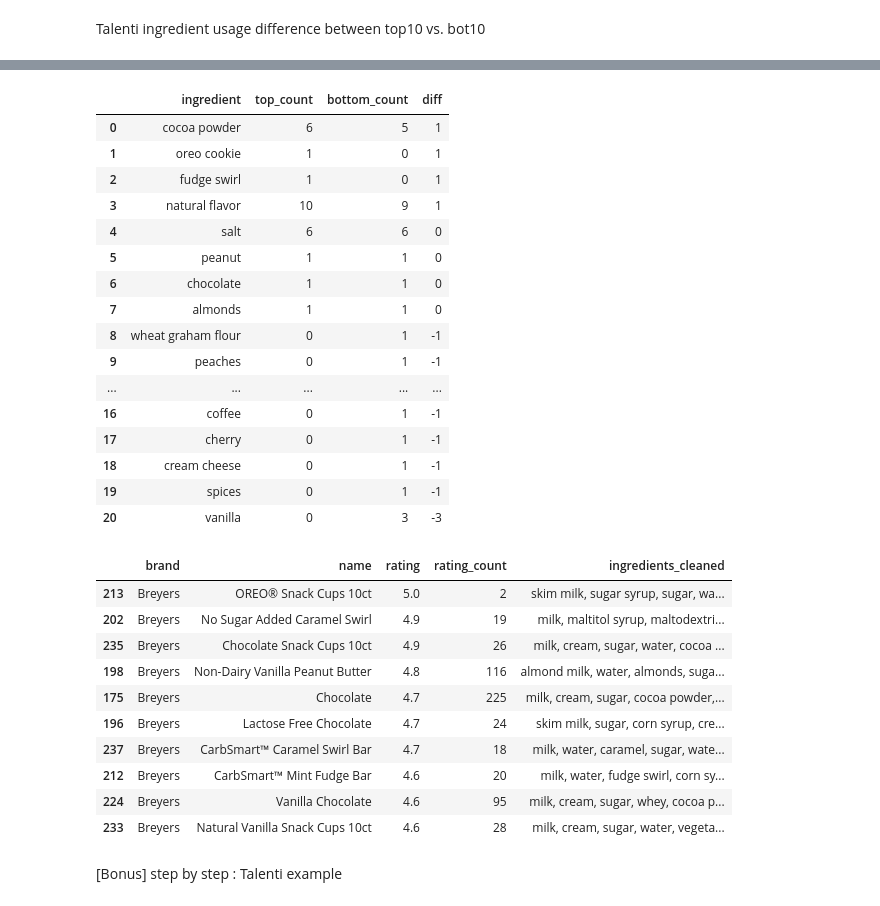
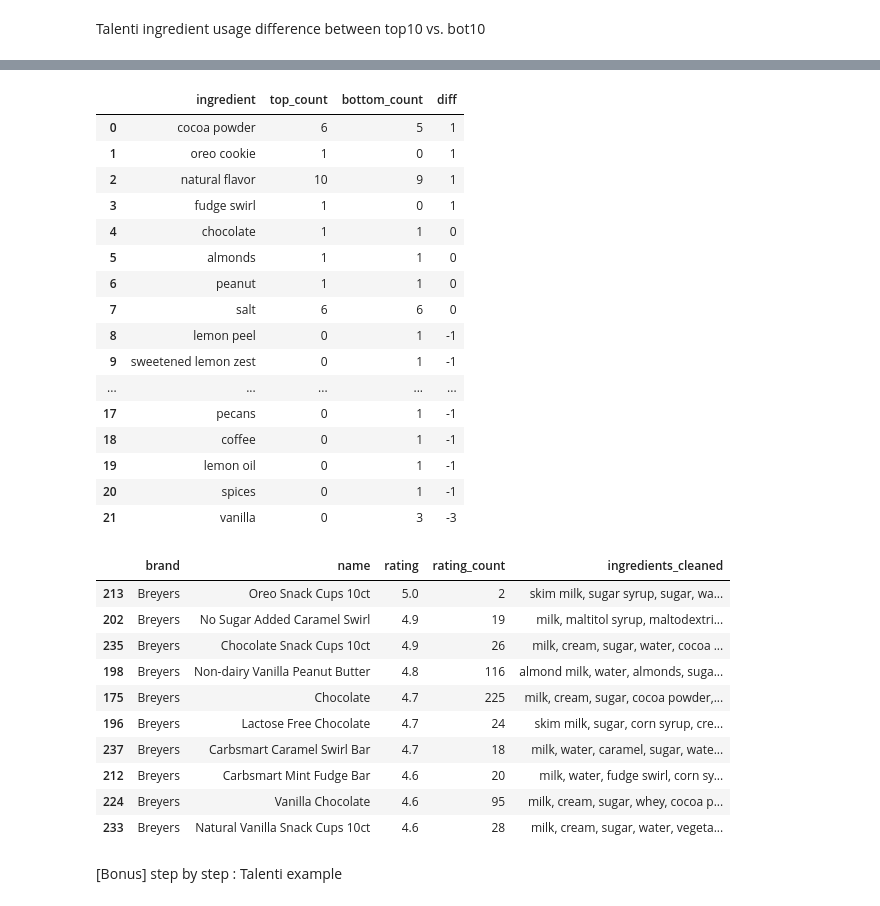
Before and after one commit to kajinmo/icecream, a Jupyter notebook: notebooks/icecream-p2-ingredients.ipynb, the cells around one changed output, grey strips where cells are left out. Saved outputs shown, nothing was run; the diff lists cells and outputs as text; code cells hidden in the pictures.

Commit message:
refactor: refactoring: adjusting parts of the code about the ingredients list. including a new ingredient grouping column

```diff
--- a/notebooks/icecream-p2-ingredients.ipynb
+++ b/notebooks/icecream-p2-ingredients.ipynb
@@ -307,3 +288,6 @@ df['ingredients_cleaned'] = df['ingredients_cleaned'].replace(to_replace=r',\s,\
 df['ingredients_cleaned'] = df['ingredients_cleaned'].replace(to_replace=r'\s{2,}', value='', regex=True) # trim excess of whitespace
 df['ingredients_cleaned'] = df['ingredients_cleaned'].replace(to_replace=r'\s+$', value='', regex=True) # remove all whitespaces at the end of a string
 df = df.drop('ingredients', axis=1)
+# %%
+#df_copy = df.copy()
+df = df_copy.copy()
@@ -309,0 +310,13 @@ df = df.drop('ingredients', axis=1)
+# %%
+# the function title don't handle all edge cases (e.g., words with apostrophes or hyphens).
+def capitalize_after_whitespace(text):
+    # Split the text into words
+    words = text.split(' ')
+    # Capitalize the first letter of each word
+    capitalized_words = [word.capitalize() for word in words]
+    # Join the words back into a single string
+    return ' '.join(capitalized_words)
+# %%
+# correcting Ice Cream names
+df['name'] = df['name'].replace(to_replace=r'[™®©’]', value='', regex=True) # Removing Special Characters in Ice Cream name
+df['name'] = df['name'].apply(capitalize_after_whitespace) # lower all capitalized words
@@ -349,0 +456,12 @@ There are 199 unique ingredients
+# %%
+# Create a mapping of ingredients to classifications
+ingredient_classification = []
+
+for ingredient in all_ingredients:
+    for category, ingredients in categories.items():
+        if ingredient in ingredients:
+            ingredient_classification.append((ingredient, category))
+
+# Create a DataFrame
+unique_ingredients_classified_df = pd.DataFrame(ingredient_classification, columns=['ingredient', 'classification'])
+unique_ingredients_classified_df
@@ -552,40 +701,40 @@ diff_graph_ingredients('Talenti', df)
 # %%
-table_tb10_all = compare_top10_and_bot10_ingredients('all', df, flavor)
-table_tb10_bj = compare_top10_and_bot10_ingredients('BenJerrys', df, flavor)
-table_tb10_hd = compare_top10_and_bot10_ingredients('HaagenDazs', df, flavor)
-table_tb10_br = compare_top10_and_bot10_ingredients('Breyers', df, flavor)
-table_tb10_tl = compare_top10_and_bot10_ingredients('Talenti', df, flavor)
+table_tb10_all = compare_top10_and_bot10_ingredients('all', df, categories['flavors'])
+table_tb10_bj = compare_top10_and_bot10_ingredients('BenJerrys', df, categories['flavors'])
+table_tb10_hd = compare_top10_and_bot10_ingredients('HaagenDazs', df, categories['flavors'])
+table_tb10_br = compare_top10_and_bot10_ingredients('Breyers', df, categories['flavors'])
+table_tb10_tl = compare_top10_and_bot10_ingredients('Talenti', df, categories['flavors'])
 table_tb10_br
 # %% [output]
 |  | ingredient | top_count | bottom_count | diff |
 | 0 | cocoa powder | 6 | 5 | 1 |
 | 1 | oreo cookie | 1 | 0 | 1 |
-| 2 | fudge swirl | 1 | 0 | 1 |
-| 3 | natural flavor | 10 | 9 | 1 |
-| 4 | salt | 6 | 6 | 0 |
-| 5 | peanut | 1 | 1 | 0 |
-| 6 | chocolate | 1 | 1 | 0 |
-| 7 | almonds | 1 | 1 | 0 |
-| 8 | wheat graham flour | 0 | 1 | -1 |
-| 9 | peaches | 0 | 1 | -1 |
+| 2 | natural flavor | 10 | 9 | 1 |
+| 3 | fudge swirl | 1 | 0 | 1 |
+| 4 | chocolate | 1 | 1 | 0 |
+| 5 | almonds | 1 | 1 | 0 |
+| 6 | peanut | 1 | 1 | 0 |
+| 7 | salt | 6 | 6 | 0 |
+| 8 | lemon peel | 0 | 1 | -1 |
+| 9 | sweetened lemon zest | 0 | 1 | -1 |
 | ... | ... | ... | ... | ... |
-| 16 | coffee | 0 | 1 | -1 |
-| 17 | cherry | 0 | 1 | -1 |
-| 18 | cream cheese | 0 | 1 | -1 |
-| 19 | spices | 0 | 1 | -1 |
-| 20 | vanilla | 0 | 3 | -3 |
+| 17 | pecans | 0 | 1 | -1 |
+| 18 | coffee | 0 | 1 | -1 |
+| 19 | lemon oil | 0 | 1 | -1 |
+| 20 | spices | 0 | 1 | -1 |
+| 21 | vanilla | 0 | 3 | -3 |
 # %%
 df[df['brand'] == 'Breyers'].sort_values('rating', ascending=False).head(10)
 # %% [output]
 |  | brand | name | rating | rating_count | ingredients_cleaned |
-| 213 | Breyers | OREO® Snack Cups 10ct | 5.0 | 2 | skim milk, sugar syrup, sugar, wa... |
+| 213 | Breyers | Oreo Snack Cups 10ct | 5.0 | 2 | skim milk, sugar syrup, sugar, wa... |
 | 202 | Breyers | No Sugar Added Caramel Swirl | 4.9 | 19 | milk, maltitol syrup, maltodextri... |
 | 235 | Breyers | Chocolate Snack Cups 10ct | 4.9 | 26 | milk, cream, sugar, water, cocoa ... |
-| 198 | Breyers | Non-Dairy Vanilla Peanut Butter | 4.8 | 116 | almond milk, water, almonds, suga... |
+| 198 | Breyers | Non-dairy Vanilla Peanut Butter | 4.8 | 116 | almond milk, water, almonds, suga... |
 | 175 | Breyers | Chocolate | 4.7 | 225 | milk, cream, sugar, cocoa powder,... |
 | 196 | Breyers | Lactose Free Chocolate | 4.7 | 24 | skim milk, sugar, corn syrup, cre... |
-| 237 | Breyers | CarbSmart™ Caramel Swirl Bar | 4.7 | 18 | milk, water, caramel, sugar, wate... |
-| 212 | Breyers | CarbSmart™ Mint Fudge Bar | 4.6 | 20 | milk, water, fudge swirl, corn sy... |
+| 237 | Breyers | Carbsmart Caramel Swirl Bar | 4.7 | 18 | milk, water, caramel, sugar, wate... |
+| 212 | Breyers | Carbsmart Mint Fudge Bar | 4.6 | 20 | milk, water, fudge swirl, corn sy... |
 | 224 | Breyers | Vanilla Chocolate | 4.6 | 95 | milk, cream, sugar, whey, cocoa p... |
 | 233 | Breyers | Natural Vanilla Snack Cups 10ct | 4.6 | 28 | milk, cream, sugar, water, vegeta... |
 # %%
```
Also changed, not shown: parts of 36 cells of this notebook, 9 other files.
